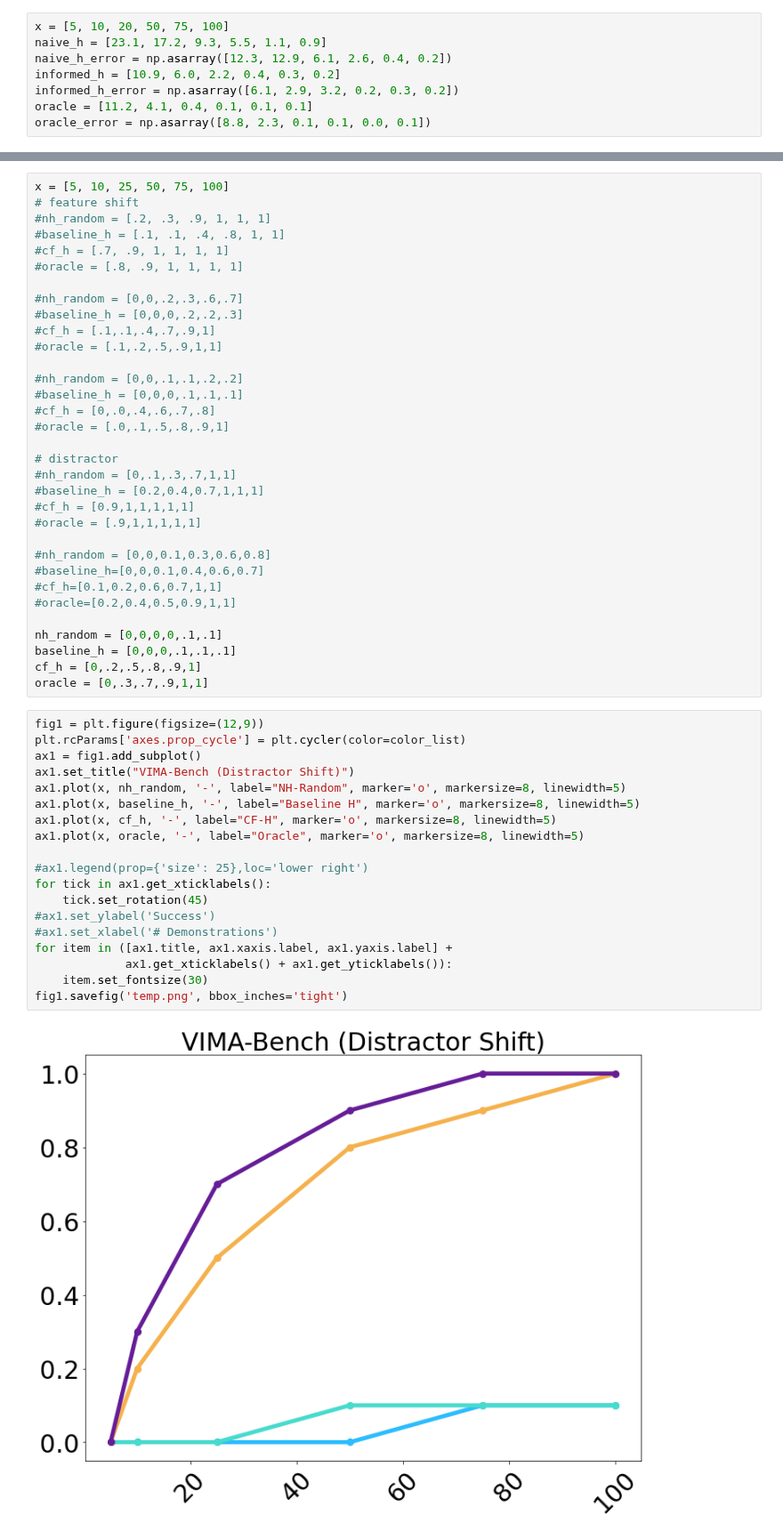
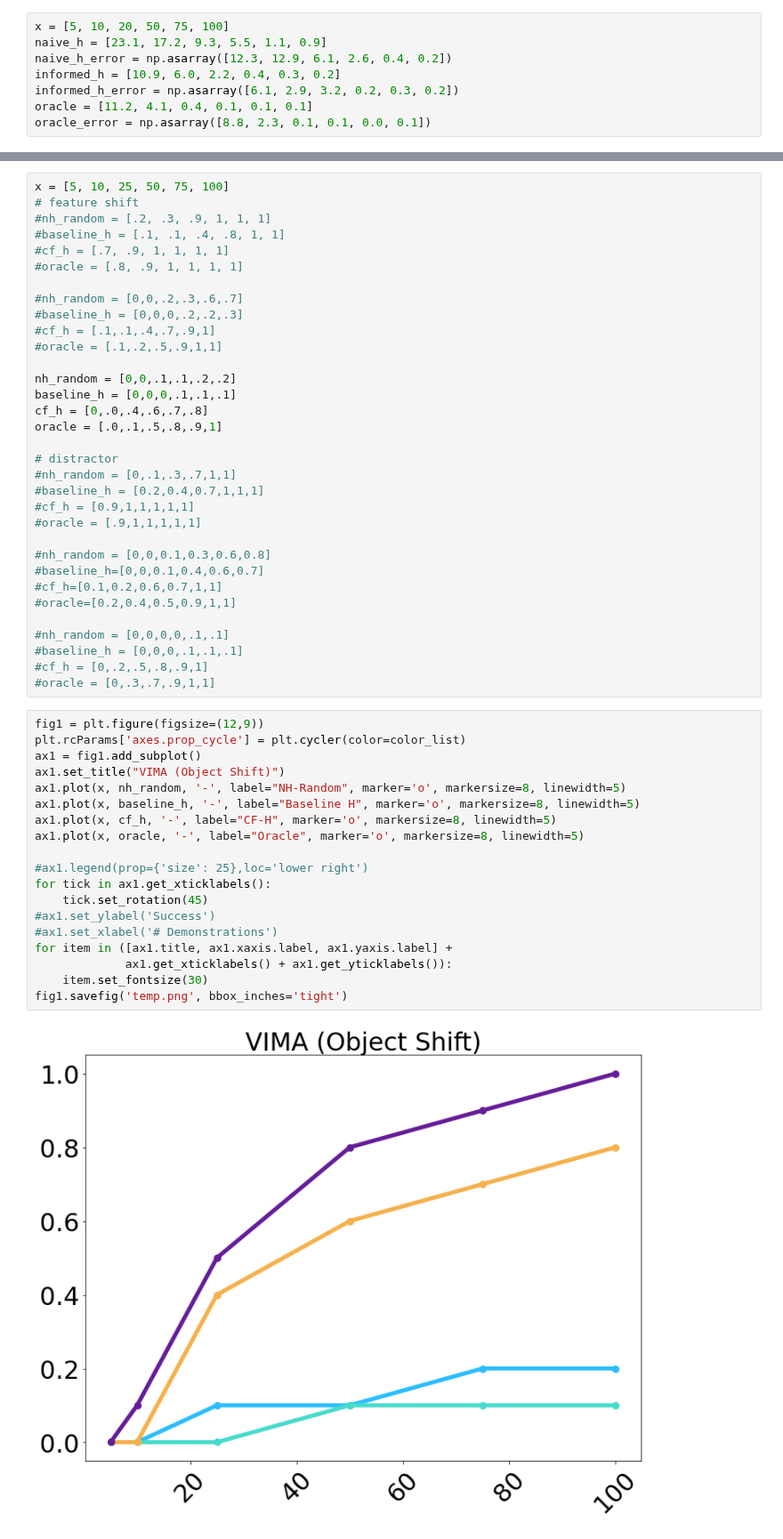
Before and after one commit to andipeng/counterfactual-adaptation, a Jupyter notebook: plots.ipynb, the cells around one changed output, grey strips where cells are left out. Shown at 89% size. Cells and saved outputs as stored; diff of their text form.

Commit message:
remade plots

```diff
--- a/plots.ipynb
+++ b/plots.ipynb
@@ -85,10 +85,10 @@ x = [5, 10, 25, 50, 75, 100]
 #cf_h = [.1,.1,.4,.7,.9,1]
 #oracle = [.1,.2,.5,.9,1,1]
 
-#nh_random = [0,0,.1,.1,.2,.2]
-#baseline_h = [0,0,0,.1,.1,.1]
-#cf_h = [0,.0,.4,.6,.7,.8]
-#oracle = [.0,.1,.5,.8,.9,1]
+nh_random = [0,0,.1,.1,.2,.2]
+baseline_h = [0,0,0,.1,.1,.1]
+cf_h = [0,.0,.4,.6,.7,.8]
+oracle = [.0,.1,.5,.8,.9,1]
 
 # distractor
 #nh_random = [0,.1,.3,.7,1,1]
@@ -101,28 +101,28 @@ x = [5, 10, 25, 50, 75, 100]
 #cf_h=[0.1,0.2,0.6,0.7,1,1]
 #oracle=[0.2,0.4,0.5,0.9,1,1]
 
-nh_random = [0,0,0,0,.1,.1]
-baseline_h = [0,0,0,.1,.1,.1]
-cf_h = [0,.2,.5,.8,.9,1]
-oracle = [0,.3,.7,.9,1,1]
+#nh_random = [0,0,0,0,.1,.1]
+#baseline_h = [0,0,0,.1,.1,.1]
+#cf_h = [0,.2,.5,.8,.9,1]
+#oracle = [0,.3,.7,.9,1,1]
 # %%
 fig1 = plt.figure(figsize=(12,9))
 plt.rcParams['axes.prop_cycle'] = plt.cycler(color=color_list)
 ax1 = fig1.add_subplot()
-ax1.set_title("VIMA-Bench (Distractor Shift)")
+ax1.set_title("VIMA (Object Shift)")
 ax1.plot(x, nh_random, '-', label="NH-Random", marker='o', markersize=8, linewidth=5)
 ax1.plot(x, baseline_h, '-', label="Baseline H", marker='o', markersize=8, linewidth=5)
 ax1.plot(x, cf_h, '-', label="CF-H", marker='o', markersize=8, linewidth=5)
 ax1.plot(x, oracle, '-', label="Oracle", marker='o', markersize=8, linewidth=5)
 
 #ax1.legend(prop={'size': 25},loc='lower right')
 for tick in ax1.get_xticklabels():
     tick.set_rotation(45)
 #ax1.set_ylabel('Success')
 #ax1.set_xlabel('# Demonstrations')
 for item in ([ax1.title, ax1.xaxis.label, ax1.yaxis.label] +
              ax1.get_xticklabels() + ax1.get_yticklabels()):
     item.set_fontsize(30)
 fig1.savefig('temp.png', bbox_inches='tight')
 # %% [output]
-[figure, old version]
+[figure, new version]
```
Also changed, not shown: parts of 1 cell of this notebook, 13 other files.
